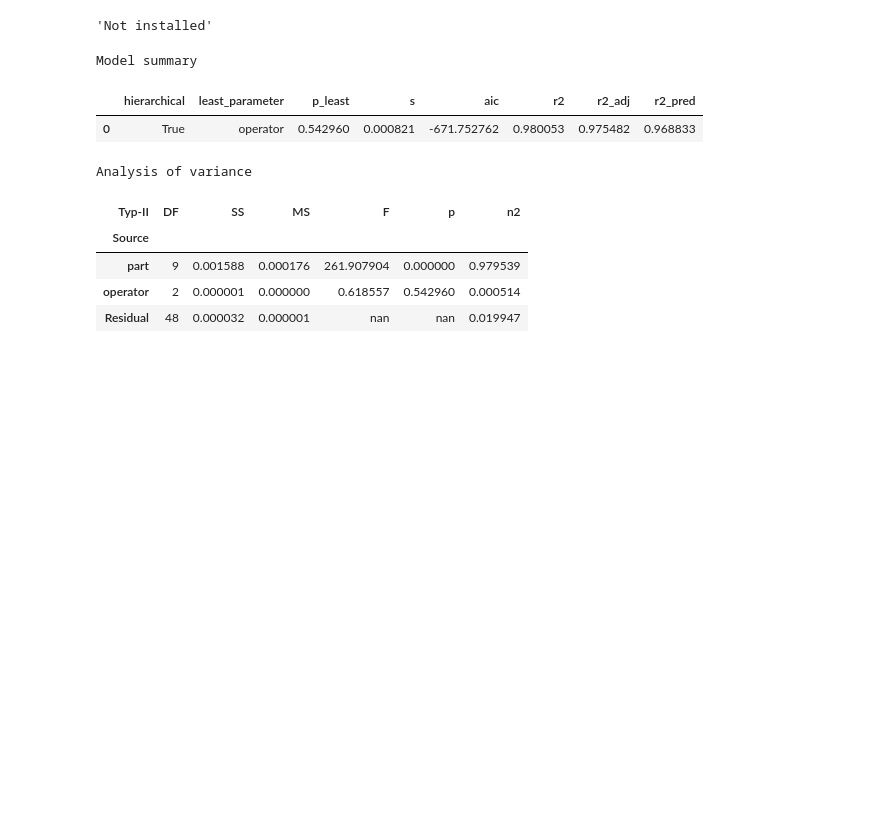
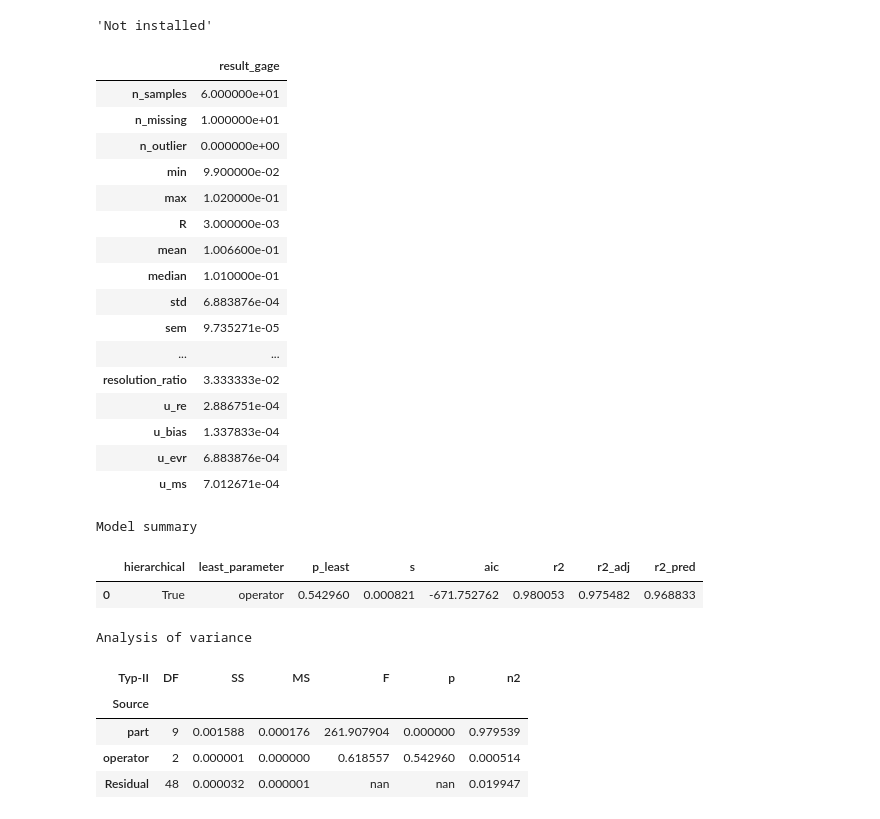
Before and after one commit to j4ggr/DaSPi, a Jupyter notebook: notebooks/doc-content_anova.ipynb, the cells around one changed output. Drawn from its saved outputs; the diff is of its cells as text; code cells hidden in the pictures; blank space fills up the shorter version.

```diff
--- a/notebooks/doc-content_anova.ipynb
+++ b/notebooks/doc-content_anova.ipynb
@@ -5,6 +5,38 @@ dsp.STR._username_ = 'j4ggr'
 dsp.__version__
 # %% [output]
 'Not installed'
+# %%
+import daspi as dsp
+df = dsp.load_dataset('grnr_layer_thickness')
+gage = dsp.GageStudyModel(
+    source=df,
+    target='result_gage',
+    reference=None,
+    reference_values=df['reference'][0],
+    U_cal=df['U_cal'][0],
+    tolerance=df['tolerance'][0],
+    resolution=df['resolution'][0],
+    bias_corrected=True,)
+gage0 = gage.gages[0]
+gage0.describe()
+# %% [output]
+|  | result_gage |
+| n_samples | 6.000000e+01 |
+| n_missing | 1.000000e+01 |
+| n_outlier | 0.000000e+00 |
+| min | 9.900000e-02 |
+| max | 1.020000e-01 |
+| R | 3.000000e-03 |
+| mean | 1.006600e-01 |
+| median | 1.010000e-01 |
+| std | 6.883876e-04 |
+| sem | 9.735271e-05 |
+| ... | ... |
+| resolution_ratio | 3.333333e-02 |
+| u_re | 2.886751e-04 |
+| u_bias | 1.337833e-04 |
+| u_evr | 6.883876e-04 |
+| u_ms | 7.012671e-04 |
 # %%
 import daspi as dsp
 df = dsp.load_dataset('grnr_layer_thickness')
```
Also changed, not shown: 3 other files.
